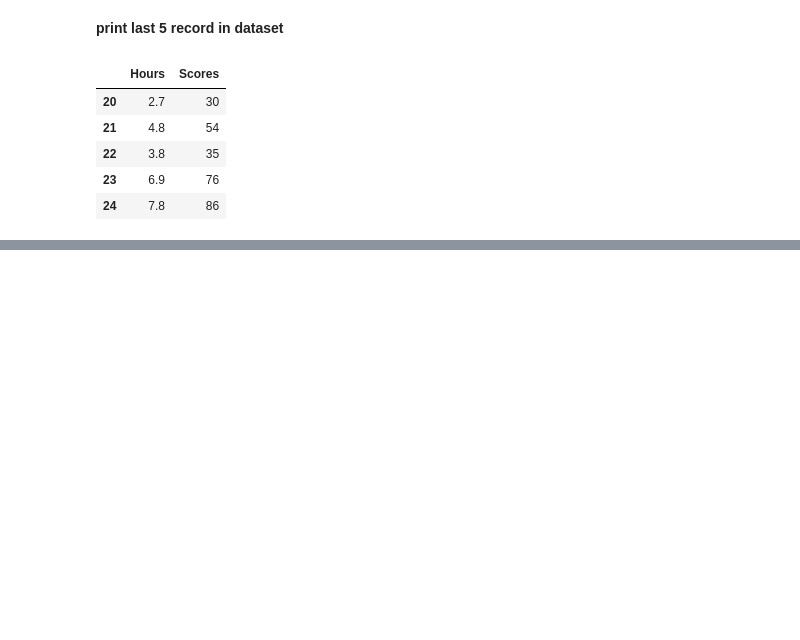
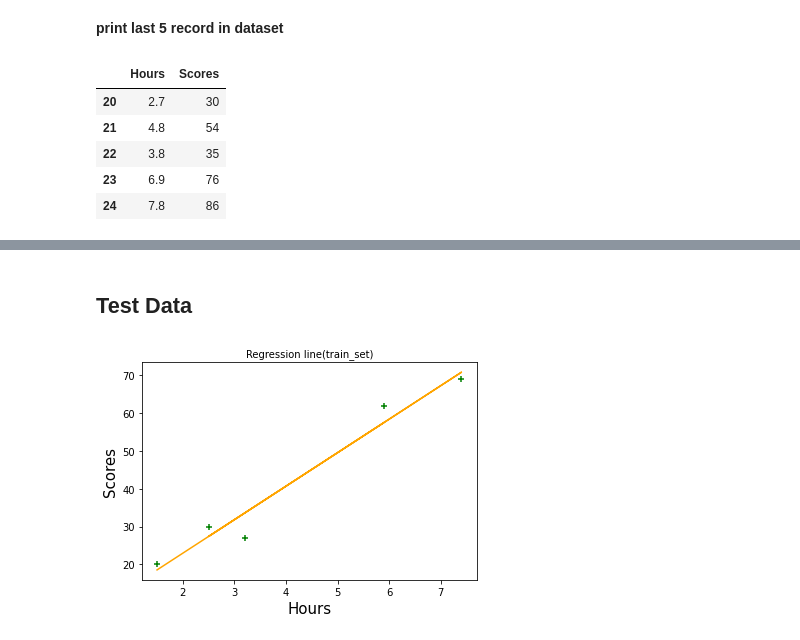
Before and after one commit to Gaikwadpawan3006/Prediction-using-Supervised-ML, a Jupyter notebook: Prediction_using_Supervised_ML_.ipynb, the cells around one changed output, grey strips where cells are left out. Drawn from its saved outputs; the diff is of its cells as text; code cells hidden in the pictures; blank space fills up the shorter version.

```diff
--- a/Prediction_using_Supervised_ML_.ipynb
+++ b/Prediction_using_Supervised_ML_.ipynb
@@ -72,0 +278,2 @@ data.tail()
+# %%
+Y0 = linreg.intercept_ +linreg.coef_*x_train
@@ -72,0 +300,12 @@ data.tail()
+# %% [markdown]
+## **Test Data**
+# %%
+## test data
+plt.scatter(x_train,y_train,color="green",marker="+")
+plt.plot(x_train,Y0,color='orange')
+plt.xlabel('Hours',fontsize=15)
+plt.ylabel('Scores',fontsize=15)
+plt.title('Regression line(train_set)',fontsize=10)
+plt.show()
+# %% [output]
+[figure, added]
```
Also changed, not shown: parts of 48 cells of this notebook.
